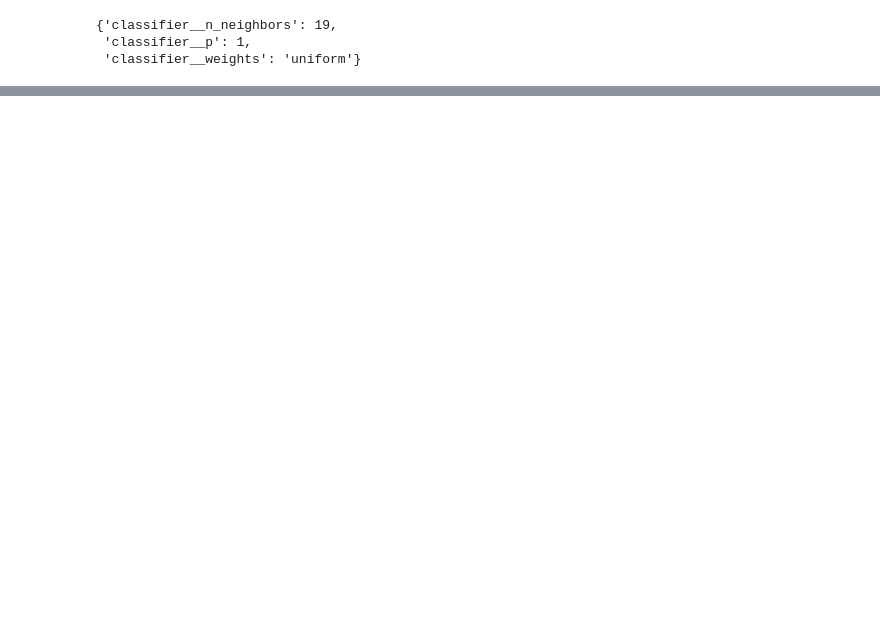
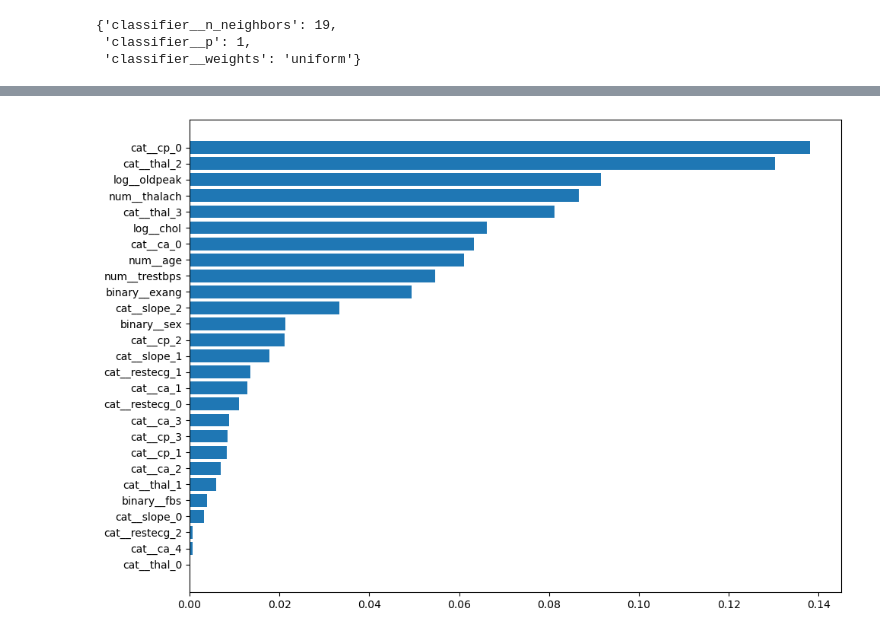
Before and after one commit to applewu265/PythonML_Projects, a Jupyter notebook: Heart_Disease_Prediction/cvd_predictions.ipynb, the cells around one changed output, grey strips where cells are left out. Saved outputs shown, nothing was run; the diff lists cells and outputs as text; code cells hidden in the pictures; blank space fills up the shorter version.

```diff
--- a/Heart_Disease_Prediction/cvd_predictions.ipynb
+++ b/Heart_Disease_Prediction/cvd_predictions.ipynb
@@ -271,0 +329,5 @@ disp.plot()
+# %%
+feature_importances = best_forest["classifier"].feature_importances_
+feature_names = best_forest["preprocessing"].get_feature_names_out()
+feat_importance_pairs = sorted(zip(feature_importances, feature_names), reverse = True)
+feat_importance_pairs
@@ -271,0 +352,9 @@ disp.plot()
+# %%
+importances, names = zip(*feat_importance_pairs)
+plt.figure(figsize=(10, len(names) * 0.25))
+plt.barh(names, importances)
+plt.gca().invert_yaxis() # have feature w/ highest importance at the top
+plt.tight_layout()
+plt.show()
+# %% [output]
+[figure, added]
```
Also changed, not shown: parts of 23 cells of this notebook.
